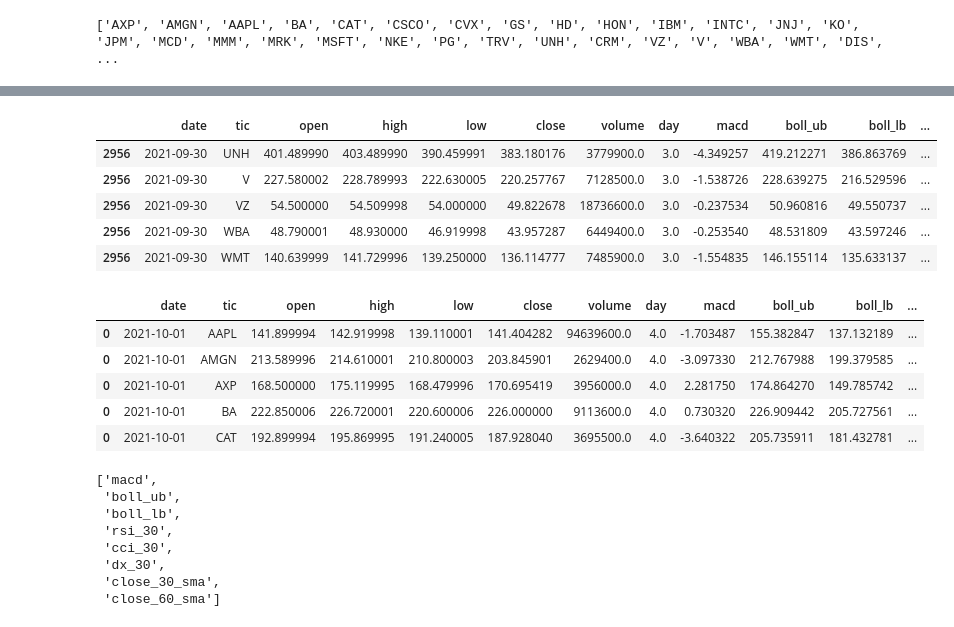
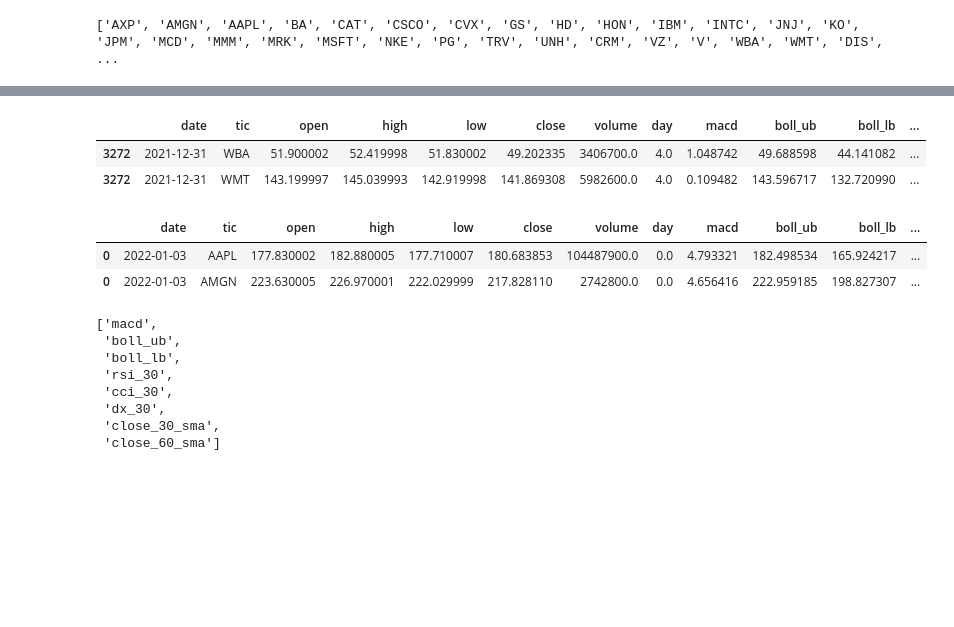
Before and after one commit to CodeArchitecture/FinRL, a Jupyter notebook: Stock_NeurIPS2018_SB3.ipynb, the cells around one changed output, grey strips where cells are left out. Saved outputs shown, nothing was run; the diff lists cells and outputs as text; code cells hidden in the pictures; blank space fills up the shorter version.

```diff
--- a/Stock_NeurIPS2018_SB3.ipynb
+++ b/Stock_NeurIPS2018_SB3.ipynb
@@ -76,8 +53,8 @@ TRAIN_END_DATE
 # %%
-TRAIN_START_DATE = '2010-01-01'
-TRAIN_END_DATE = '2021-10-01'
-TRADE_START_DATE = '2021-10-01'
-TRADE_END_DATE = '2023-03-01'
+TRAIN_START_DATE = '2009-01-01'
+TRAIN_END_DATE = '2022-01-01'
+TRADE_START_DATE = '2022-01-01'
+TRADE_END_DATE = '2023-01-01'
 # %%
 df = YahooDownloader(start_date = TRAIN_START_DATE,
                      end_date = TRADE_END_DATE,
@@ -168,21 +145,15 @@ print(len(trade))
 # %%
-train.tail()
+train.tail(2)
 # %% [output]
 |  | date | tic | open | high | low | close | volume | day | macd | boll_ub | boll_lb | ... |
-| 2956 | 2021-09-30 | UNH | 401.489990 | 403.489990 | 390.459991 | 383.180176 | 3779900.0 | 3.0 | -4.349257 | 419.212271 | 386.863769 | ... |
-| 2956 | 2021-09-30 | V | 227.580002 | 228.789993 | 222.630005 | 220.257767 | 7128500.0 | 3.0 | -1.538726 | 228.639275 | 216.529596 | ... |
-| 2956 | 2021-09-30 | VZ | 54.500000 | 54.509998 | 54.000000 | 49.822678 | 18736600.0 | 3.0 | -0.237534 | 50.960816 | 49.550737 | ... |
-| 2956 | 2021-09-30 | WBA | 48.790001 | 48.930000 | 46.919998 | 43.957287 | 6449400.0 | 3.0 | -0.253540 | 48.531809 | 43.597246 | ... |
-| 2956 | 2021-09-30 | WMT | 140.639999 | 141.729996 | 139.250000 | 136.114777 | 7485900.0 | 3.0 | -1.554835 | 146.155114 | 135.633137 | ... |
+| 3272 | 2021-12-31 | WBA | 51.900002 | 52.419998 | 51.830002 | 49.202335 | 3406700.0 | 4.0 | 1.048742 | 49.688598 | 44.141082 | ... |
+| 3272 | 2021-12-31 | WMT | 143.199997 | 145.039993 | 142.919998 | 141.869308 | 5982600.0 | 4.0 | 0.109482 | 143.596717 | 132.720990 | ... |
 # %%
-trade.head()
+trade.head(2)
 # %% [output]
 |  | date | tic | open | high | low | close | volume | day | macd | boll_ub | boll_lb | ... |
-| 0 | 2021-10-01 | AAPL | 141.899994 | 142.919998 | 139.110001 | 141.404282 | 94639600.0 | 4.0 | -1.703487 | 155.382847 | 137.132189 | ... |
-| 0 | 2021-10-01 | AMGN | 213.589996 | 214.610001 | 210.800003 | 203.845901 | 2629400.0 | 4.0 | -3.097330 | 212.767988 | 199.379585 | ... |
-| 0 | 2021-10-01 | AXP | 168.500000 | 175.119995 | 168.479996 | 170.695419 | 3956000.0 | 4.0 | 2.281750 | 174.864270 | 149.785742 | ... |
-| 0 | 2021-10-01 | BA | 222.850006 | 226.720001 | 220.600006 | 226.000000 | 9113600.0 | 4.0 | 0.730320 | 226.909442 | 205.727561 | ... |
-| 0 | 2021-10-01 | CAT | 192.899994 | 195.869995 | 191.240005 | 187.928040 | 3695500.0 | 4.0 | -3.640322 | 205.735911 | 181.432781 | ... |
+| 0 | 2022-01-03 | AAPL | 177.830002 | 182.880005 | 177.710007 | 180.683853 | 104487900.0 | 0.0 | 4.793321 | 182.498534 | 165.924217 | ... |
+| 0 | 2022-01-03 | AMGN | 223.630005 | 226.970001 | 222.029999 | 217.828110 | 2742800.0 | 0.0 | 4.656416 | 222.959185 | 198.827307 | ... |
 # %%
 INDICATORS
 # %% [output]
```
Also changed, not shown: parts of 45 cells of this notebook, 2 other files.
